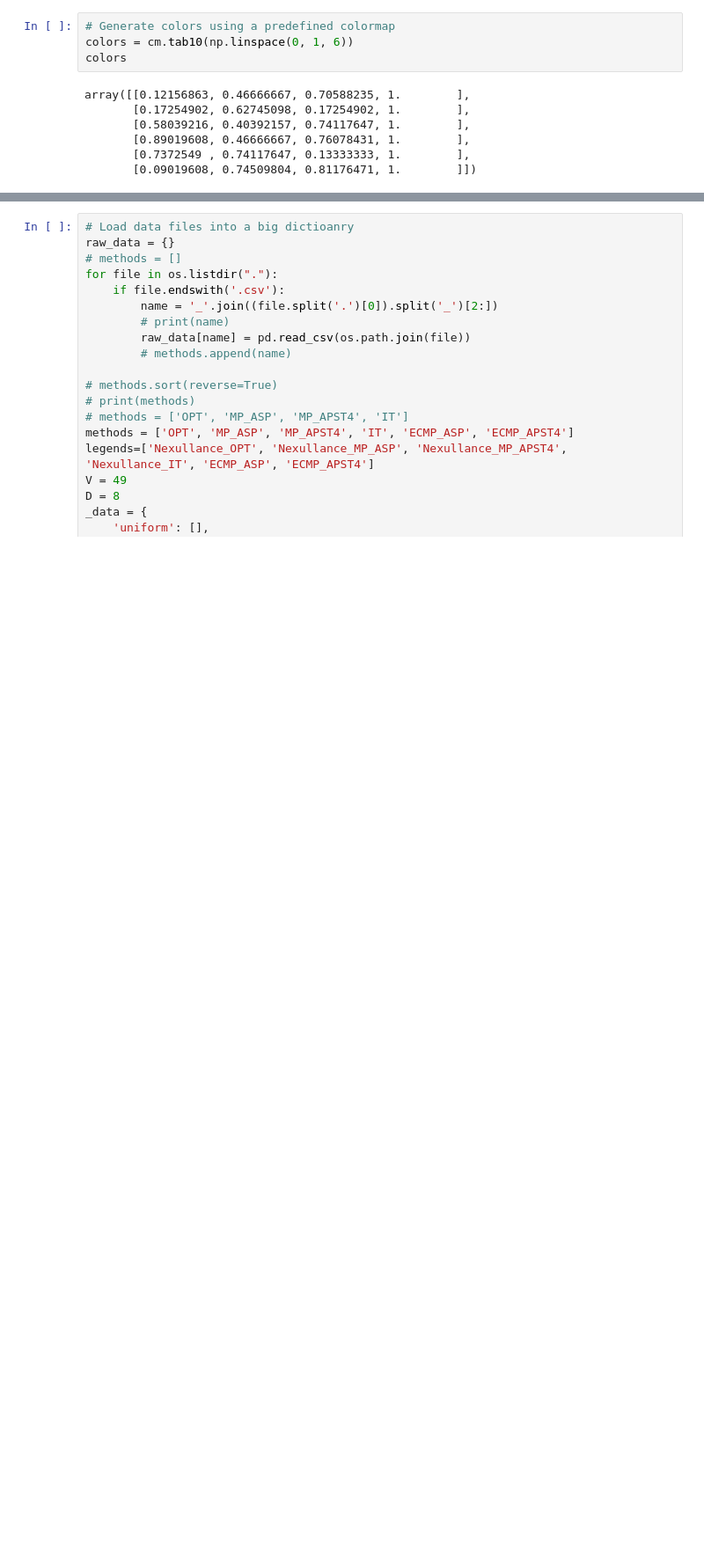
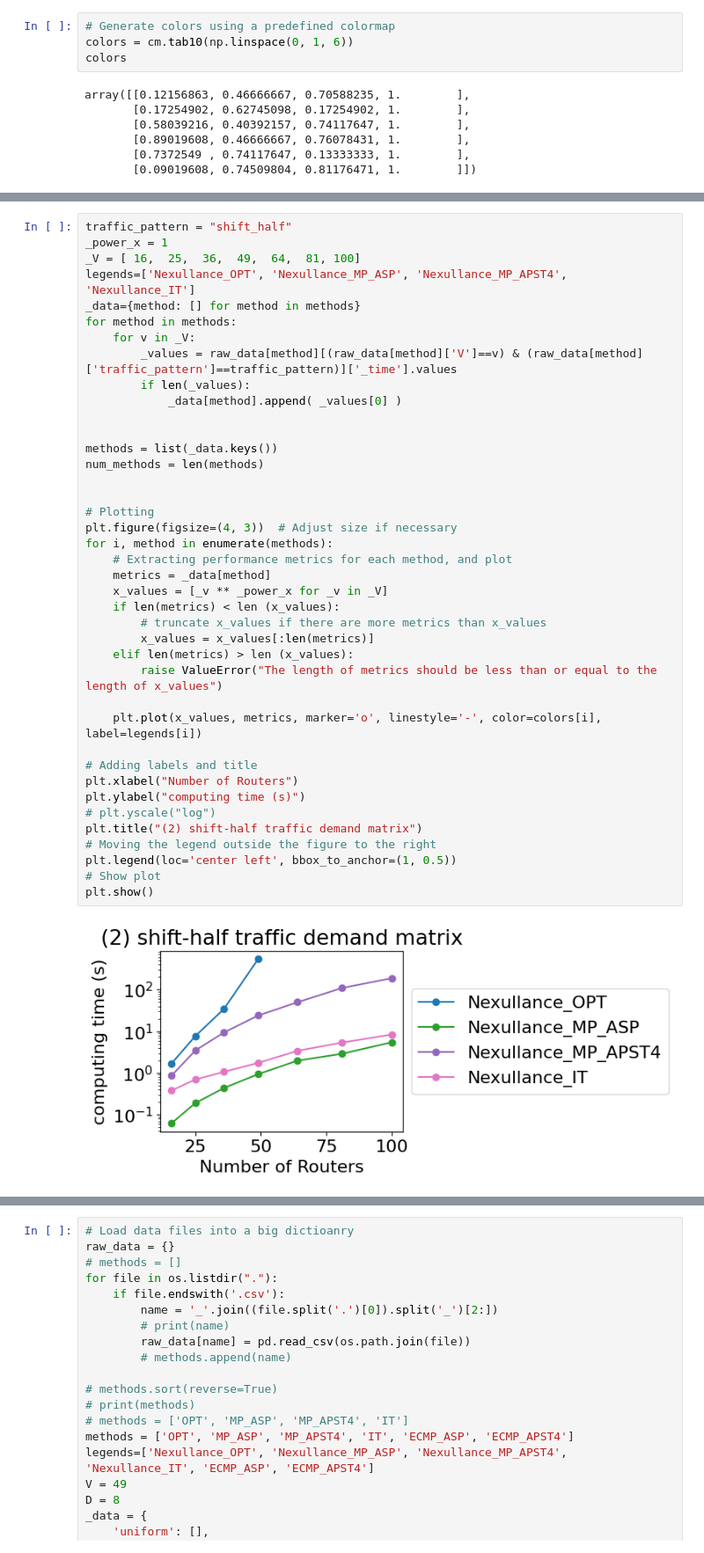
Before and after one commit to ziyuezzy/Nexullance, a Jupyter notebook: nexullance/profiling/rrg_10xload/plotting_accurate.ipynb, the cells around one changed output, grey strips where cells are left out. Shown: that part at 88% size. Drawn from its saved outputs; the diff is of its cells as text; blank space fills up the shorter version.

```diff
--- a/nexullance/profiling/rrg_10xload/plotting_accurate.ipynb
+++ b/nexullance/profiling/rrg_10xload/plotting_accurate.ipynb
@@ -84,0 +175,42 @@ plt.show()
+# %%
+traffic_pattern = "shift_half"
+_power_x = 1
+_V = [ 16,  25,  36,  49,  64,  81, 100]
+legends=['Nexullance_OPT', 'Nexullance_MP_ASP', 'Nexullance_MP_APST4', 'Nexullance_IT']
+_data={method: [] for method in methods}
+for method in methods:
+    for v in _V:
+        _values = raw_data[method][(raw_data[method]['V']==v) & (raw_data[method]['traffic_pattern']==traffic_pattern)]['_time'].values
+        if len(_values):
+            _data[method].append( _values[0] )
+
+
+methods = list(_data.keys())
+num_methods = len(methods)
+
+
+# Plotting
+plt.figure(figsize=(4, 3))  # Adjust size if necessary
+for i, method in enumerate(methods):
+    # Extracting performance metrics for each method, and plot
+    metrics = _data[method]
+    x_values = [_v ** _power_x for _v in _V]
+    if len(metrics) < len (x_values):
+        # truncate x_values if there are more metrics than x_values
+        x_values = x_values[:len(metrics)]
+    elif len(metrics) > len (x_values):
+        raise ValueError("The length of metrics should be less than or equal to the length of x_values")
+
+    plt.plot(x_values, metrics, marker='o', linestyle='-', color=colors[i], label=legends[i])
+
+# Adding labels and title
+plt.xlabel("Number of Routers")
+plt.ylabel("computing time (s)")
+# plt.yscale("log")
+plt.title("(2) shift-half traffic demand matrix")
+# Moving the legend outside the figure to the right
+plt.legend(loc='center left', bbox_to_anchor=(1, 0.5))
+# Show plot
+plt.show()
+# %% [output]
+[figure, added]
```
Also changed, not shown: parts of 6 cells of this notebook, 5 other files.
